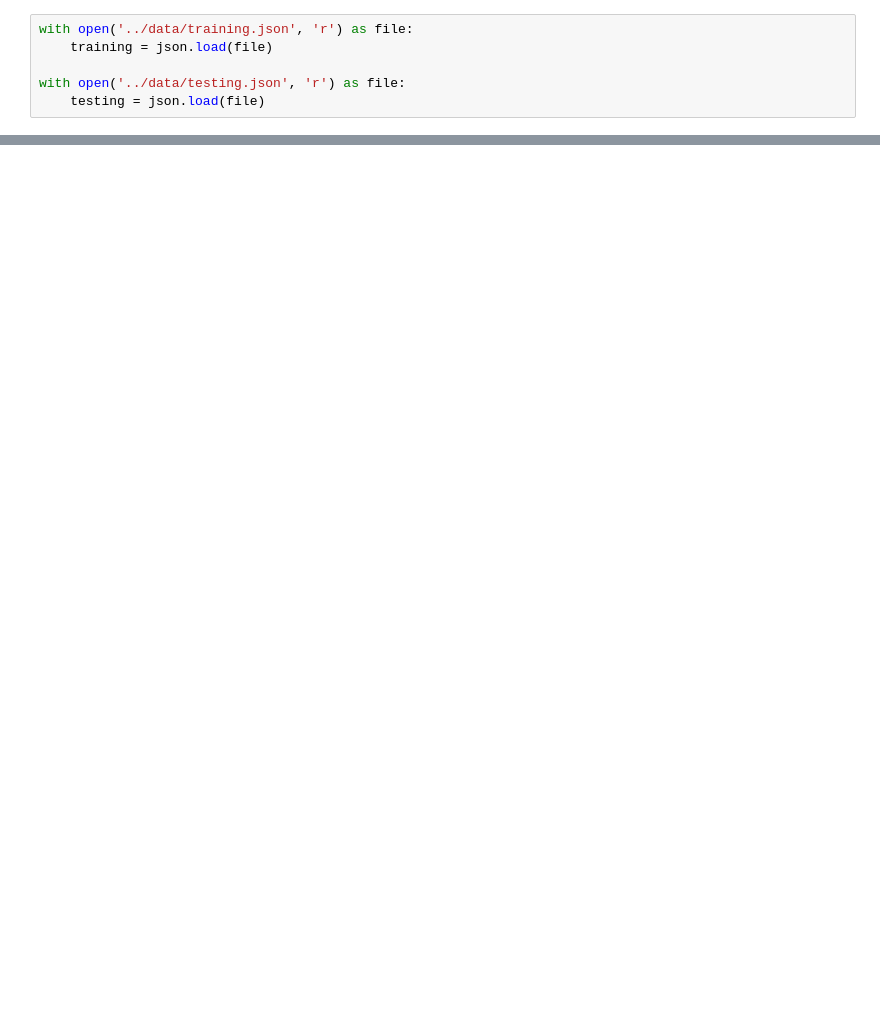
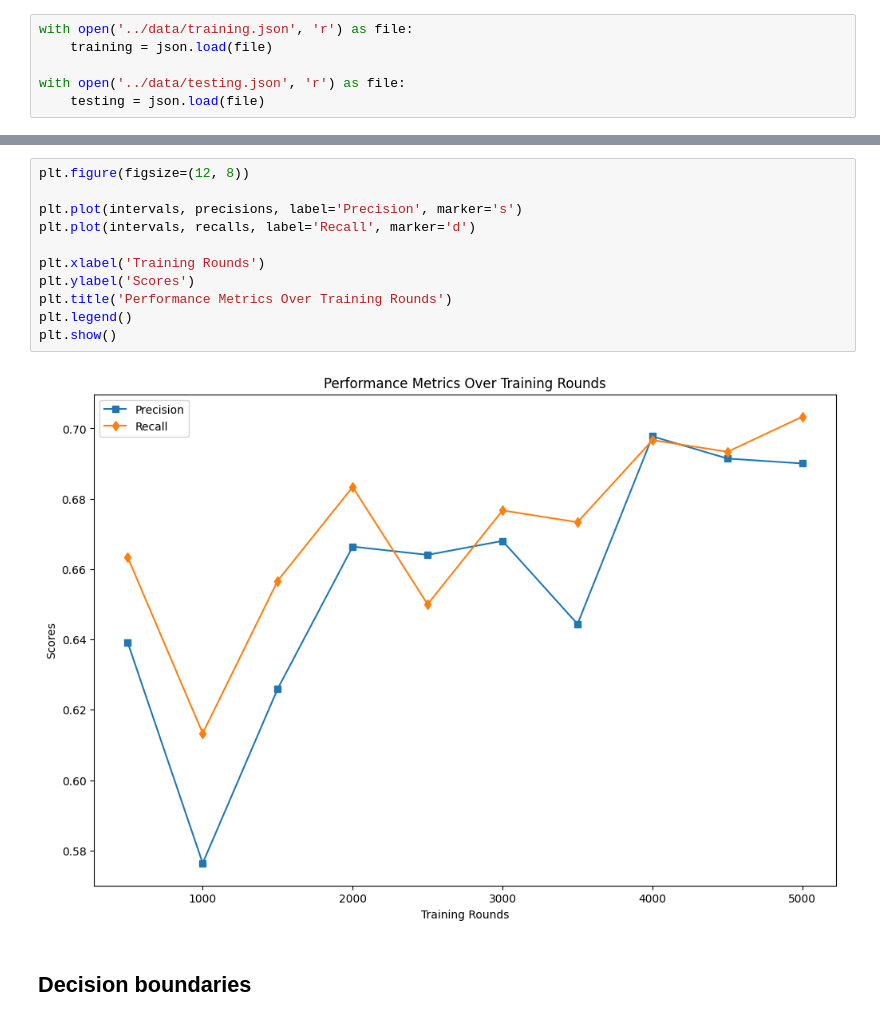
Before and after one commit to sjoerdvink99/vigor, a Jupyter notebook: notebooks/3.0-baseline.ipynb, the cells around one changed output, grey strips where cells are left out. Drawn from its saved outputs; the diff is of its cells as text; blank space fills up the shorter version.

```diff
--- a/notebooks/3.0-baseline.ipynb
+++ b/notebooks/3.0-baseline.ipynb
@@ -77,0 +119,15 @@ Round:  19999  0.2
+# %%
+plt.figure(figsize=(12, 8))
+
+plt.plot(intervals, precisions, label='Precision', marker='s')
+plt.plot(intervals, recalls, label='Recall', marker='d')
+
+plt.xlabel('Training Rounds')
+plt.ylabel('Scores')
+plt.title('Performance Metrics Over Training Rounds')
+plt.legend()
+plt.show()
+# %% [output]
+[figure, added]
+# %% [markdown]
+## Decision boundaries
```
Also changed, not shown: parts of 16 cells of this notebook, 4 other files.
